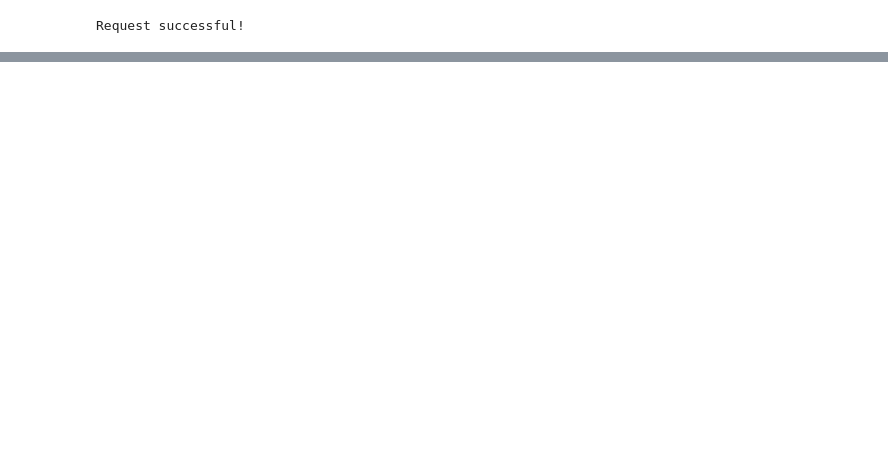
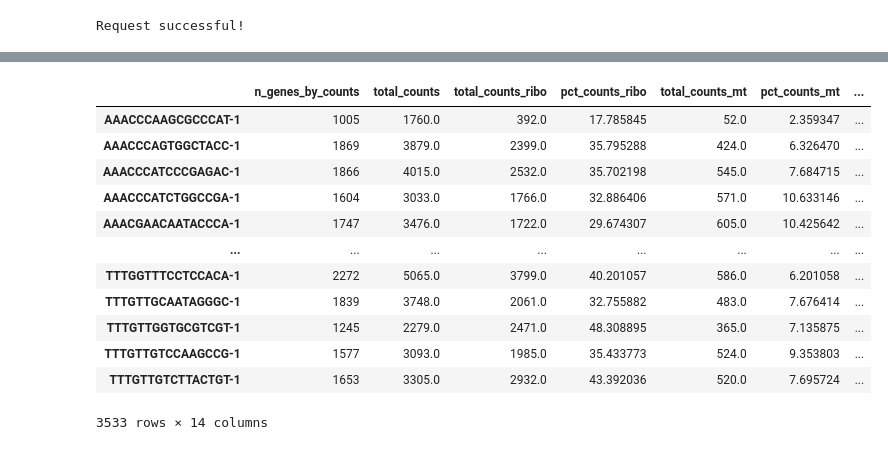
Before and after one commit to bly2/CSCB-2025-Final, a Jupyter notebook: infercnv_main.ipynb, the cells around one changed output, grey strips where cells are left out. Cells and saved outputs as stored; diff of their text form; code cells hidden in the pictures; blank space fills up the shorter version.

```diff
--- a/infercnv_main.ipynb
+++ b/infercnv_main.ipynb
@@ -207,0 +83,2 @@ adata_filtered.obs
+# %%
+adata_Tcell = i3_hmm_infercnv(adata,cell_type='CD4 T cell',cell_annotation='cell_type',diploid_annotation='predicted_diploid',logFC_threshold=0.5,plots=True)
@@ -207,0 +88,16 @@ adata_filtered.obs
+# %%
+adata_Tcell.obs
+# %% [output]
+|  | n_genes_by_counts | total_counts | total_counts_ribo | pct_counts_ribo | total_counts_mt | pct_counts_mt | ... |
+| AAACCCAAGCGCCCAT-1 | 1005 | 1760.0 | 392.0 | 17.785845 | 52.0 | 2.359347 | ... |
+| AAACCCAGTGGCTACC-1 | 1869 | 3879.0 | 2399.0 | 35.795288 | 424.0 | 6.326470 | ... |
+| AAACCCATCCCGAGAC-1 | 1866 | 4015.0 | 2532.0 | 35.702198 | 545.0 | 7.684715 | ... |
+| AAACCCATCTGGCCGA-1 | 1604 | 3033.0 | 1766.0 | 32.886406 | 571.0 | 10.633146 | ... |
+| AAACGAACAATACCCA-1 | 1747 | 3476.0 | 1722.0 | 29.674307 | 605.0 | 10.425642 | ... |
+| ... | ... | ... | ... | ... | ... | ... | ... |
+| TTTGGTTTCCTCCACA-1 | 2272 | 5065.0 | 3799.0 | 40.201057 | 586.0 | 6.201058 | ... |
+| TTTGTTGCAATAGGGC-1 | 1839 | 3748.0 | 2061.0 | 32.755882 | 483.0 | 7.676414 | ... |
+| TTTGTTGGTGCGTCGT-1 | 1245 | 2279.0 | 2471.0 | 48.308895 | 365.0 | 7.135875 | ... |
+| TTTGTTGTCCAAGCCG-1 | 1577 | 3093.0 | 1985.0 | 35.433773 | 524.0 | 9.353803 | ... |
+| TTTGTTGTCTTACTGT-1 | 1653 | 3305.0 | 2932.0 | 43.392036 | 520.0 | 7.695724 | ... |
+3533 rows × 14 columns
```
Also changed, not shown: parts of 22 cells of this notebook, 2 other files.
